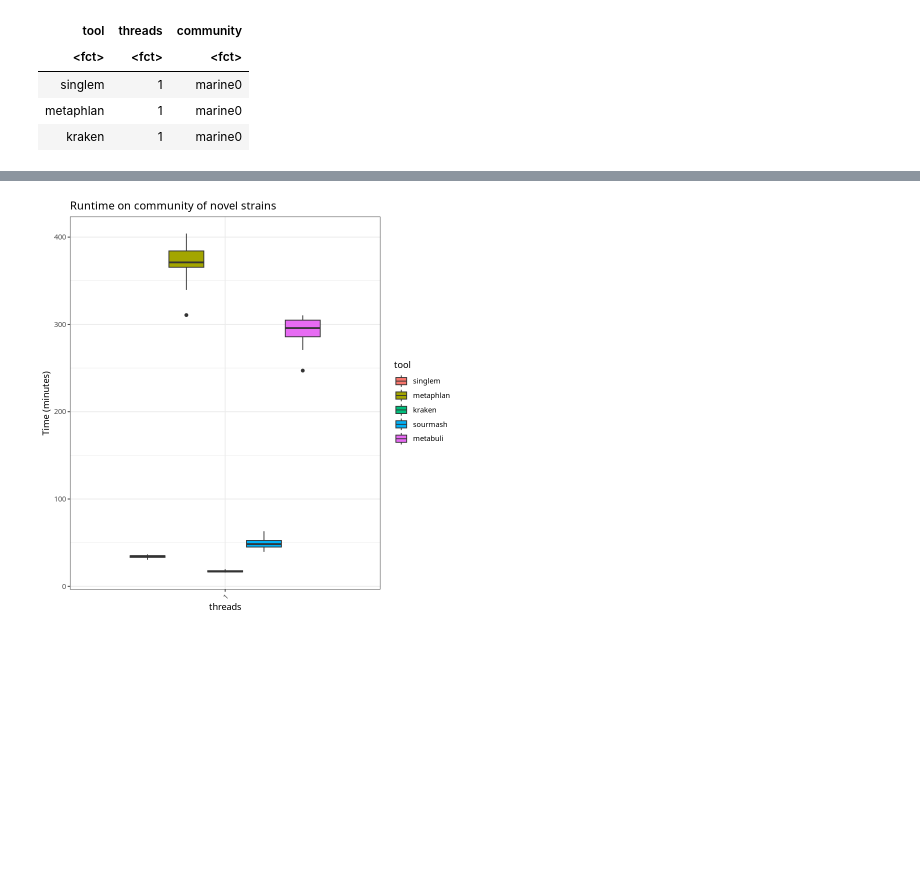
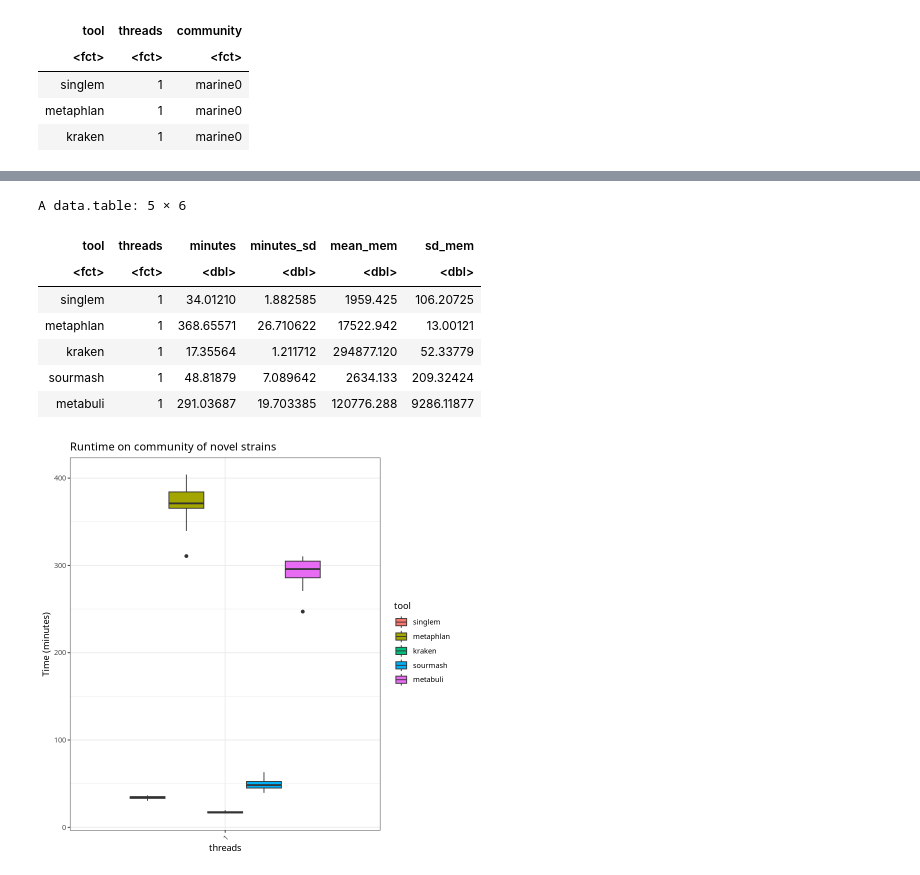
Before and after one commit to wwood/singlem-benchmarking, a Jupyter notebook: 1_novel_strains/plot.ipynb, the cells around one changed output, grey strips where cells are left out. Saved outputs shown, nothing was run; the diff lists cells and outputs as text; code cells hidden in the pictures; blank space fills up the shorter version.

```diff
--- a/1_novel_strains/plot.ipynb
+++ b/1_novel_strains/plot.ipynb
@@ -200,6 +214,17 @@ A data.table: 3 × 13
 | singlem | 1 | marine0 | 2095.2530 | 0:34:55 | 2118.18 | 4199.02 | 2099.82 | 2101.65 | 5165.68 | 577.93 | 89.76 | ... |
 | metaphlan | 1 | marine0 | 22857.8442 | 6:20:57 | 17510.76 | 18019.95 | 17469.80 | 17484.95 | 7914.11 | 116.59 | 99.50 | ... |
 | kraken | 1 | marine0 | 991.0659 | 0:16:31 | 294865.69 | 294878.02 | 294860.20 | 294860.44 | 23511.73 | 0.01 | 92.02 | ... |
+# %%
+r2[,.(minutes=mean(s/60), minutes_sd=sd(s/60), mean_mem = mean(max_rss), sd_mem = sd(max_rss)), by=list(tool,threads)]
+# %% [output]
+A data.table: 5 × 6
+| tool | threads | minutes | minutes_sd | mean_mem | sd_mem |
+| <fct> | <fct> | <dbl> | <dbl> | <dbl> | <dbl> |
+| singlem | 1 | 34.01210 | 1.882585 | 1959.425 | 106.20725 |
+| metaphlan | 1 | 368.65571 | 26.710622 | 17522.942 | 13.00121 |
+| kraken | 1 | 17.35564 | 1.211712 | 294877.120 | 52.33779 |
+| sourmash | 1 | 48.81879 | 7.089642 | 2634.133 | 209.32424 |
+| metabuli | 1 | 291.03687 | 19.703385 | 120776.288 | 9286.11877 |
 # %%
 qplot(data=r2, threads, s/60, geom='boxplot', fill=tool, ylab='Time (minutes)', main='Runtime on community of novel strains') + theme(axis.text.x = element_text(angle = 45, hjust = 1))
 # %% [output]
```
Also changed, not shown: parts of 29 cells of this notebook, 15 other files.
